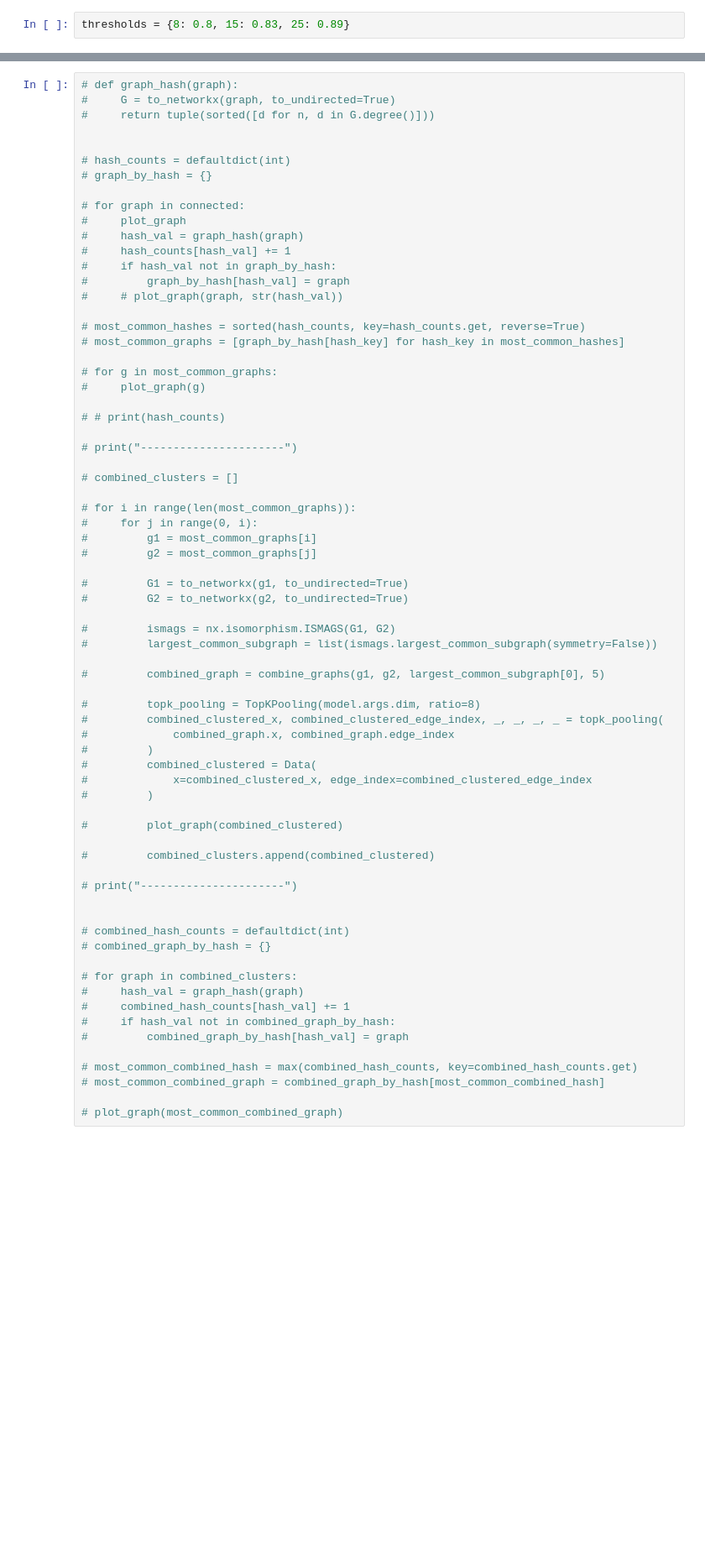
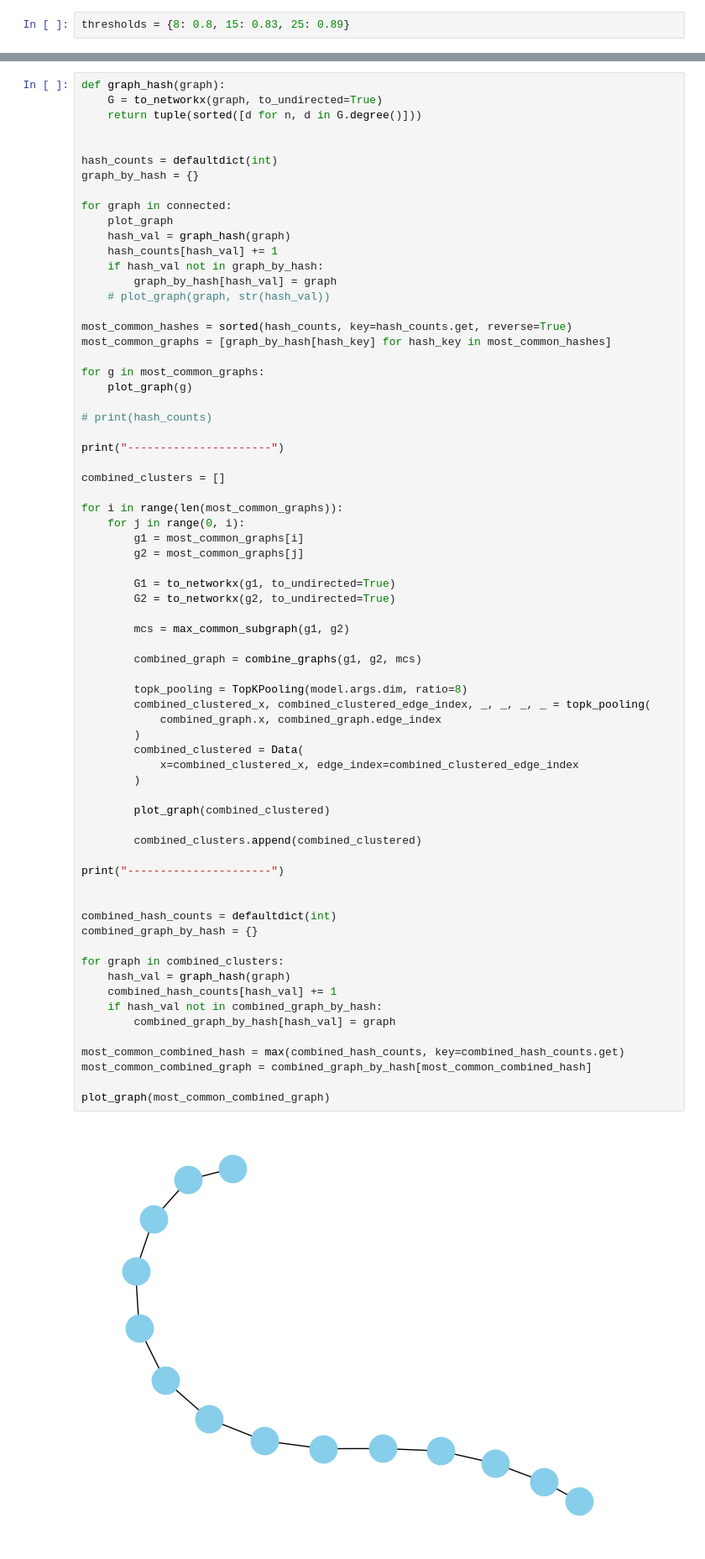
Before and after one commit to tsimiho/gmn, a Jupyter notebook: method1_synthetic.ipynb, the cells around one changed output, grey strips where cells are left out. Shown at 84% size. Saved outputs shown, nothing was run; the diff lists cells and outputs as text; blank space fills up the shorter version.

```diff
--- a/method1_synthetic.ipynb
+++ b/method1_synthetic.ipynb
@@ -1226,70 +1190,71 @@ Correct when k correct: 0.0
 # %%
-# def graph_hash(graph):
-#     G = to_networkx(graph, to_undirected=True)
-#     return tuple(sorted([d for n, d in G.degree()]))
+def graph_hash(graph):
+    G = to_networkx(graph, to_undirected=True)
+    return tuple(sorted([d for n, d in G.degree()]))
 
 
-# hash_counts = defaultdict(int)
-# graph_by_hash = {}
+hash_counts = defaultdict(int)
+graph_by_hash = {}
 
-# for graph in connected:
-#     plot_graph
-#     hash_val = graph_hash(graph)
-#     hash_counts[hash_val] += 1
-#     if hash_val not in graph_by_hash:
-#         graph_by_hash[hash_val] = graph
-#     # plot_graph(graph, str(hash_val))
+for graph in connected:
+    plot_graph
+    hash_val = graph_hash(graph)
+    hash_counts[hash_val] += 1
+    if hash_val not in graph_by_hash:
+        graph_by_hash[hash_val] = graph
+    # plot_graph(graph, str(hash_val))
 
-# most_common_hashes = sorted(hash_counts, key=hash_counts.get, reverse=True)
-# most_common_graphs = [graph_by_hash[hash_key] for hash_key in most_common_hashes]
+most_common_hashes = sorted(hash_counts, key=hash_counts.get, reverse=True)
+most_common_graphs = [graph_by_hash[hash_key] for hash_key in most_common_hashes]
 
-# for g in most_common_graphs:
-#     plot_graph(g)
+for g in most_common_graphs:
+    plot_graph(g)
 
-# # print(hash_counts)
+# print(hash_counts)
 
-# print("----------------------")
+print("----------------------")
 
-# combined_clusters = []
+combined_clusters = []
 
-# for i in range(len(most_common_graphs)):
-#     for j in range(0, i):
-#         g1 = most_common_graphs[i]
-#         g2 = most_common_graphs[j]
+for i in range(len(most_common_graphs)):
+    for j in range(0, i):
+        g1 = most_common_graphs[i]
+        g2 = most_common_graphs[j]
 
-#         G1 = to_networkx(g1, to_undirected=True)
-#         G2 = to_networkx(g2, to_undirected=True)
+        G1 = to_networkx(g1, to_undirected=True)
+        G2 = to_networkx(g2, to_undirected=True)
 
-#         ismags = nx.isomorphism.ISMAGS(G1, G2)
-#         largest_common_subgraph = list(ismags.largest_common_subgraph(symmetry=False))
+        mcs = max_common_subgraph(g1, g2)
 
-#         combined_graph = combine_graphs(g1, g2, largest_common_subgraph[0], 5)
+        combined_graph = combine_graphs(g1, g2, mcs)
 
-#         topk_pooling = TopKPooling(model.args.dim, ratio=8)
-#         combined_clustered_x, combined_clustered_edge_index, _, _, _, _ = topk_pooling(
-#             combined_graph.x, combined_graph.edge_index
-#         )
-#         combined_clustered = Data(
-#             x=combined_clustered_x, edge_index=combined_clustered_edge_index
-#         )
+        topk_pooling = TopKPooling(model.args.dim, ratio=8)
+        combined_clustered_x, combined_clustered_edge_index, _, _, _, _ = topk_pooling(
+            combined_graph.x, combined_graph.edge_index
+        )
+        combined_clustered = Data(
+            x=combined_clustered_x, edge_index=combined_clustered_edge_index
+        )
 
-#         plot_graph(combined_clustered)
+        plot_graph(combined_clustered)
 
-#         combined_clusters.append(combined_clustered)
+        combined_clusters.append(combined_clustered)
 
-# print("----------------------")
+print("----------------------")
 
 
-# combined_hash_counts = defaultdict(int)
-# combined_graph_by_hash = {}
+combined_hash_counts = defaultdict(int)
+combined_graph_by_hash = {}
 
-# for graph in combined_clusters:
-#     hash_val = graph_hash(graph)
-#     combined_hash_counts[hash_val] += 1
-#     if hash_val not in combined_graph_by_hash:
-#         combined_graph_by_hash[hash_val] = graph
+for graph in combined_clusters:
+    hash_val = graph_hash(graph)
+    combined_hash_counts[hash_val] += 1
+    if hash_val not in combined_graph_by_hash:
+        combined_graph_by_hash[hash_val] = graph
 
-# most_common_combined_hash = max(combined_hash_counts, key=combined_hash_counts.get)
-# most_common_combined_graph = combined_graph_by_hash[most_common_combined_hash]
+most_common_combined_hash = max(combined_hash_counts, key=combined_hash_counts.get)
+most_common_combined_graph = combined_graph_by_hash[most_common_combined_hash]
 
-# plot_graph(most_common_combined_graph)
+plot_graph(most_common_combined_graph)
+# %% [output]
+[figure, added]
```
Also changed, not shown: parts of 7 cells of this notebook, 7 other files.
